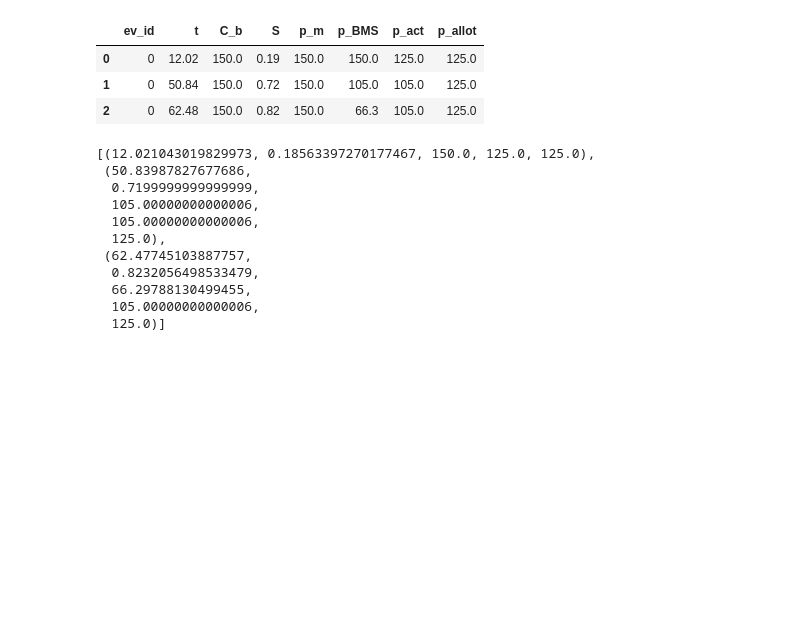
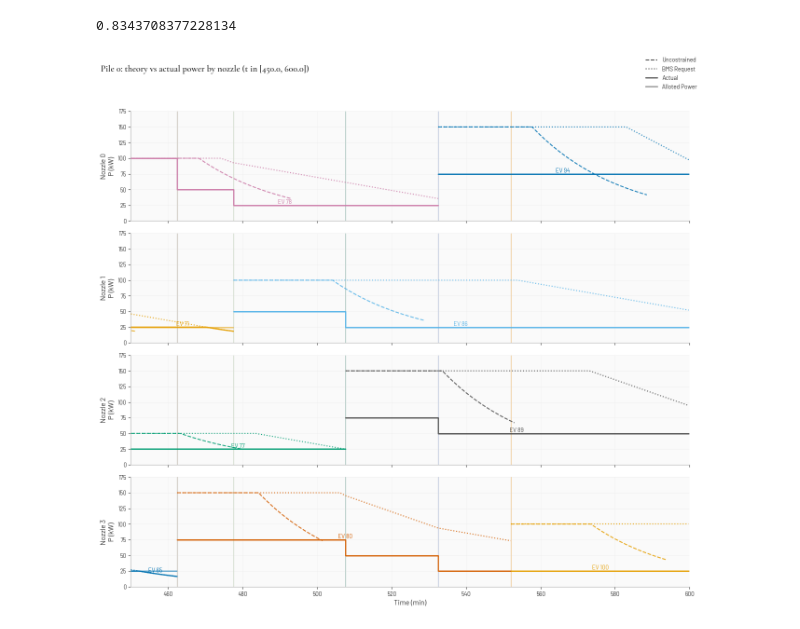
Before and after one commit to saneiimo/ChargingStationQueueing, a Jupyter notebook: main.ipynb, the cells around one changed output. Cells and saved outputs as stored; diff of their text form; code cells hidden in the pictures; blank space fills up the shorter version.

```diff
--- a/main.ipynb
+++ b/main.ipynb
@@ -66,26 +69,34 @@ df_all = pd.concat(frames, ignore_index=True).round(2)
-# %%
-id = 0
-df_all[df_all['ev_id'].eq(id)]
-# %% [output]
-|  | ev_id | t | C_b | S | p_m | p_BMS | p_act | p_allot |
-| 0 | 0 | 12.02 | 150.0 | 0.19 | 150.0 | 150.0 | 125.0 | 125.0 |
-| 1 | 0 | 50.84 | 150.0 | 0.72 | 150.0 | 105.0 | 105.0 | 125.0 |
-| 2 | 0 | 62.48 | 150.0 | 0.82 | 150.0 | 66.3 | 105.0 | 125.0 |
-# %%
-# (time, SoC, BMS request, actual power, allotment)
-EVs[0].charge_trace
-# %% [output]
-[(12.021043019829973, 0.18563397270177467, 150.0, 125.0, 125.0),
- (50.83987827677686,
-  0.7199999999999999,
-  105.00000000000006,
-  105.00000000000006,
-  125.0),
- (62.47745103887757,
-  0.8232056498533479,
-  66.29788130499455,
-  105.00000000000006,
-  125.0)]
+# %%
+EVs[2].s_f
+# %% [output]
+0.8343708377228134
+# %%
+from visualization.pile_power import plot_pile_nozzle_power
+import matplotlib.pyplot as plt
+
+fig = plot_pile_nozzle_power(
+    env, 0,
+    t_start = 450,
+    t_end=600,
+    show_theory=True,      # default
+    show_sim_bms=True,     # optional overlay
+    show_actual=True,
+    show_legend=True,
+    label_theory="Uncostrained", # Power if this EV always got its full BMS request
+    label_sim_bms="BMS Request",          # Max power the battery would accept at that SoC
+    label_actual="Actual",       # Power the pile delivered
+    label_charge_steps="Alloted Power", # Allotted power — brick share held between redistributions.
+    show_charge_change_lines=True,   # horizontal p_act plateaus between trace samples
+    show_charge_change_vlines=False,
+    show_trace_labels=False,          # P, t, s, n_bricks at each charge_trace point
+    title=None,              # default template with pile_id / window
+    show_event_lines=True,
+    event_line_alpha=0.25,
+    show_ev_ids=True,
+)
+fig
+# %% [output]
+[figure, added]
 # %%
 from visualization.ev_curves import plot_ev_theory_vs_sim
 import matplotlib.pyplot as plt
```
Also changed, not shown: parts of 6 cells of this notebook.
